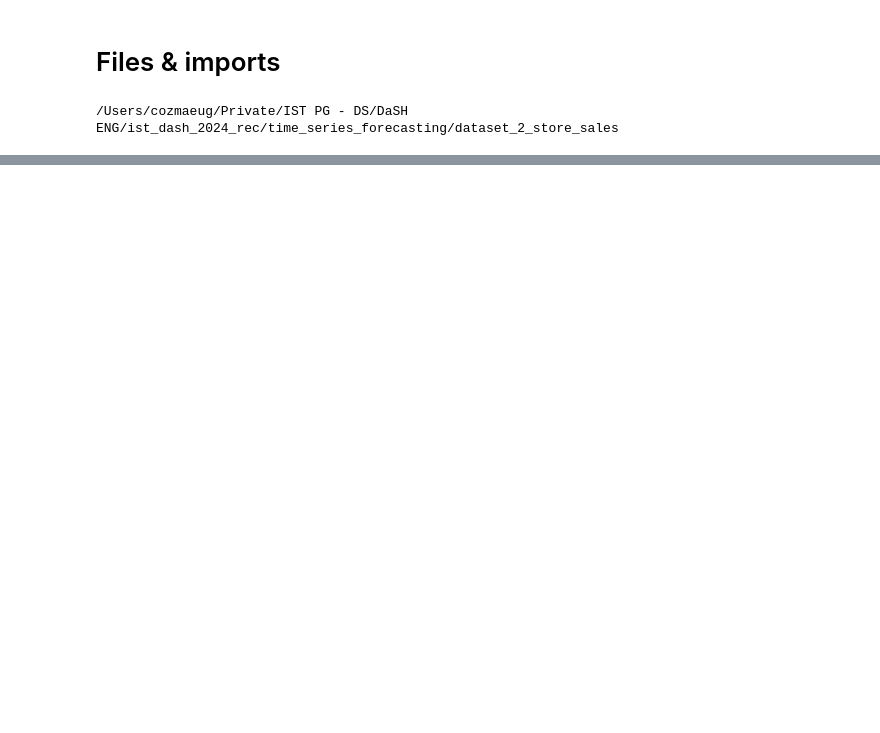
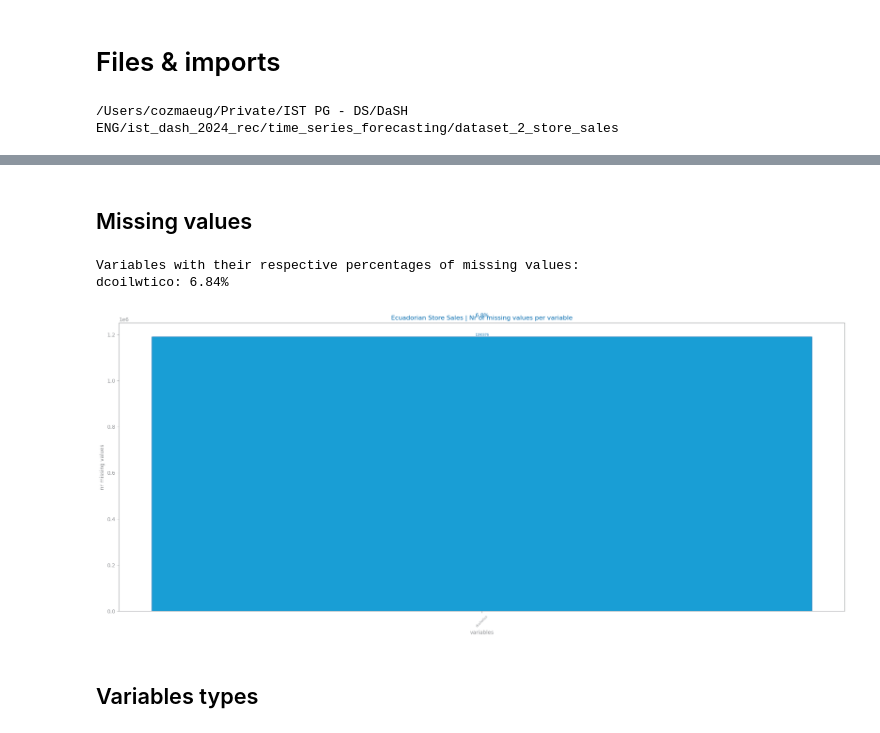
Before and after one commit to jvanalytics/ist_dash_2024_rec, a Jupyter notebook: time_series_forecasting/dataset_2_store_sales/0_preproc.ipynb, the cells around one changed output, grey strips where cells are left out. Saved outputs shown, nothing was run; the diff lists cells and outputs as text; code cells hidden in the pictures; blank space fills up the shorter version.

```diff
--- a/time_series_forecasting/dataset_2_store_sales/0_preproc.ipynb
+++ b/time_series_forecasting/dataset_2_store_sales/0_preproc.ipynb
@@ -23,0 +180,48 @@ file_tag = "Store Sales"
+# %% [markdown]
+## Missing values
+# %%
+mv: dict[str, int] = {}
+total_rows = len(merged_df)
+
+# Calculate the number of missing values and percentage for each variable
+for var in merged_df.columns:
+    nr: int = merged_df[var].isna().sum()
+    if nr > 0:
+        percentage = (nr / total_rows) * 100
+        mv[var] = (nr, percentage)
+
+# Sort the dictionary by the number of missing values in descending order
+sorted_mv = dict(sorted(mv.items(), key=lambda item: item[1][0], reverse=True))
+
+variables = list(sorted_mv.keys())
+missing_values = [val[0] for val in sorted_mv.values()]
+percentages = [val[1] for val in sorted_mv.values()]
+
+# Print the list of variables with their respective percentages of missing values
+print("Variables with their respective percentages of missing values:")
+for var, perc in zip(variables, percentages):
+    print(f"{var}: {perc:.2f}%")
+
+# Plotting the bar chart
+figure(figsize=(25, 10))  # (width, height)
+
+plot_bar_chart(
+    variables,
+    missing_values,
+    title=f"{file_tag} | Nr of missing values per variable",
+    xlabel="variables",
+    ylabel="nr missing values",
+)
+
+# Annotate the bars with percentages
+for i, (var, perc) in enumerate(zip(variables, percentages)):
+    text(i, missing_values[i] + max(missing_values) * 0.08, f"{perc:.1f}%", ha="center", va="center_baseline")
+
+# Display the chart
+show()
+# %% [output]
+Variables with their respective percentages of missing values:
+dcoilwtico: 6.84%
+[figure, added]
+# %% [markdown]
+## Variables types
```
Also changed, not shown: parts of 37 cells of this notebook, 5 other files.
